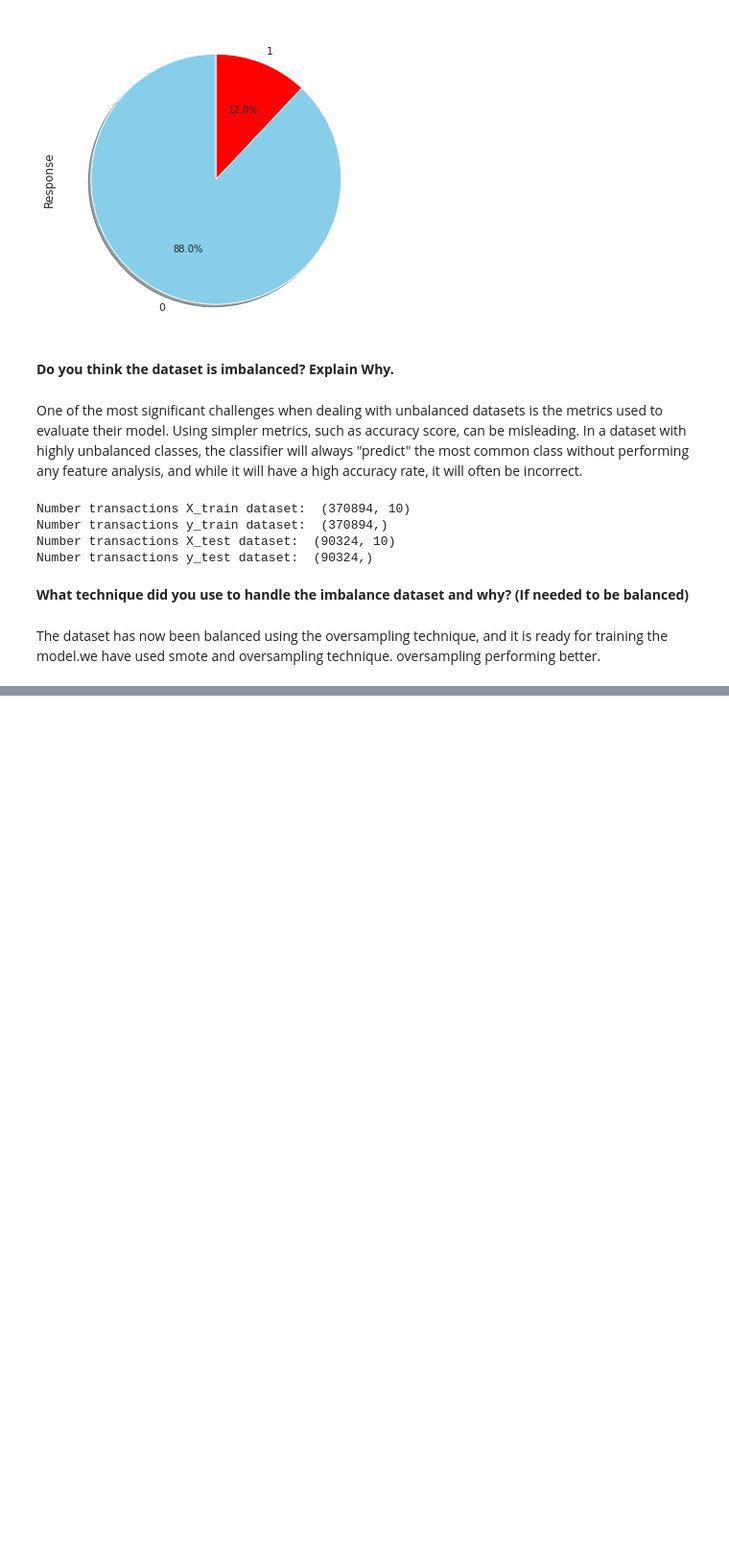
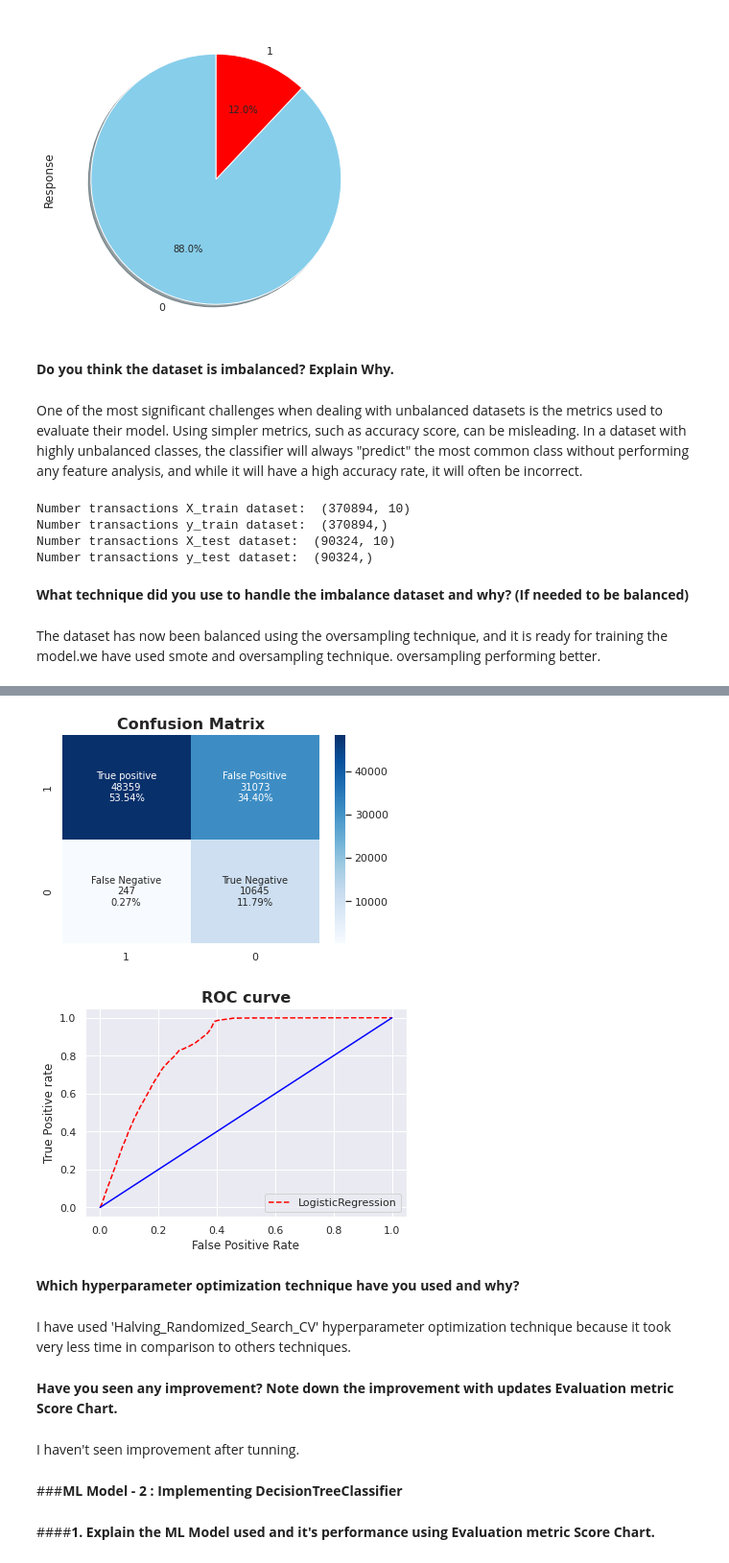
Before and after one commit to Sairindhrijena/Health-Insurance-Cross-Sell-Prediction, a Jupyter notebook: Health_Insurance_Cross_Sell_Prediction.ipynb, the cells around one changed output, grey strips where cells are left out. Shown at 96% size. Saved outputs shown, nothing was run; the diff lists cells and outputs as text; code cells hidden in the pictures; blank space fills up the shorter version.

```diff
--- a/Health_Insurance_Cross_Sell_Prediction.ipynb
+++ b/Health_Insurance_Cross_Sell_Prediction.ipynb
@@ -1439,0 +1623,15 @@ The dataset has now been balanced using the oversampling technique, and it is re
+# %%
+# ML Model - 1 Implementation with hyperparameter optimization techniques (i.e., GridSearch CV, RandomSearch CV, Bayesian Optimization etc.)
+parameters_logistic = {'solver' : ['newton-cg', 'lbfgs', 'liblinear','sag','saga'],
+                        'penalty' : ['l2'],
+                        'C' : [100, 10, 1.0, 0.1, 0.01, 0.001],
+                       'random_state':[2]}
+# Fit the Algorithm
+tuned_model = hyperparameter_tuning(X_train, y_train, model1, parameters_logistic, 'Halving_Randomized_Search_CV')
+
+# Predict on the model
+tuned_pred = tuned_model.predict(X_test)
+
+# Evaluation Metrics after tuning
+print(f'\nEvaluation of {type(model1).__name__} after tuning:\n'+'-----'*10)
+evaluation_metrics(model1,y_test,tuned_pred)
@@ -1439,0 +1658,19 @@ The dataset has now been balanced using the oversampling technique, and it is re
+# %%
+# Visualizing evaluation Metric Score chart
+# Confusion Matrix
+plot_confusion_matrix(X_test, y_test, tuned_pred)
+# ROC Curve
+plot_roc_curve(model1, X_test, y_test, tuned_pred)
+# %% [output]
+[figure, added]
+[figure, added]
+# %% [markdown]
+**Which hyperparameter optimization technique have you used and why?**
+# %% [markdown]
+I have used 'Halving_Randomized_Search_CV' hyperparameter optimization technique because it took very less time in comparison to others techniques.
+# %% [markdown]
+**Have you seen any improvement? Note down the improvement with updates Evaluation metric Score Chart.**
+# %% [markdown]
+I haven't seen improvement after tunning.
+# %% [markdown]
+###**ML Model - 2 : Implementing DecisionTreeClassifier**
@@ -1439,0 +1687,2 @@ The dataset has now been balanced using the oversampling technique, and it is re
+# %% [markdown]
+####**1. Explain the ML Model used and it's performance using Evaluation metric Score Chart.**
```
Also changed, not shown: parts of 121 cells of this notebook.
